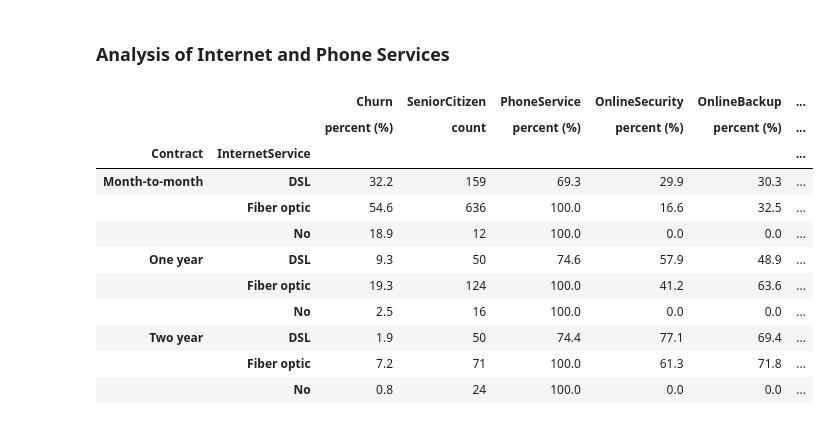
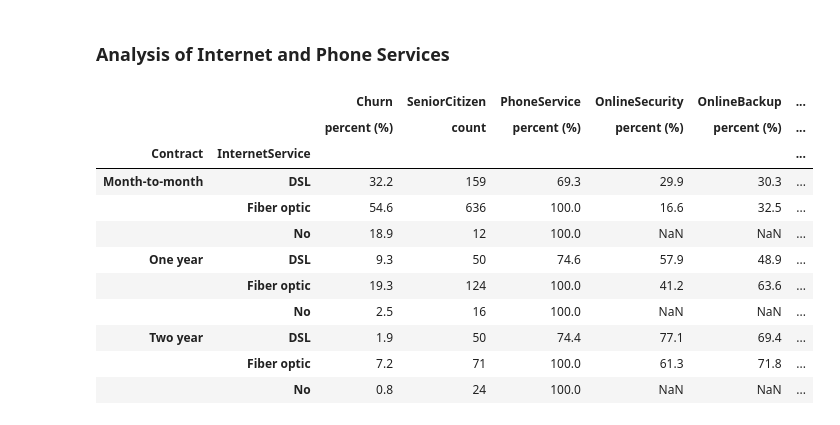
Before and after one commit to FawziElZein/Telco-Customer-Churn, a Jupyter notebook: Telco-Customer-Churn-Analysis.ipynb, the cells around one changed output. Saved outputs shown, nothing was run; the diff lists cells and outputs as text; code cells hidden in the pictures.

```diff
--- a/Telco-Customer-Churn-Analysis.ipynb
+++ b/Telco-Customer-Churn-Analysis.ipynb
@@ -145,40 +145,48 @@ Customers tend to churn more when the contract is on a monthly basis.
 df_ = df[['Contract', 'SeniorCitizen', 'tenure', 'PhoneService', 'InternetService', 'OnlineSecurity', 'OnlineBackup',
           'DeviceProtection', 'TechSupport', 'StreamingTV', 'StreamingMovies', 'Churn', 'MonthlyCharges']].copy()
 # %%
+import numpy as np
+
+
 def count_senior(series):
     return series.value_counts().get(1, 'NaN')
 
+
 def get_percentage(series):
-    return (series.value_counts().get('Yes',0)/len(series))*100
+    count = series.value_counts().get('Yes', 0)
+    if count:
+        return (count/len(series))*100
+    else:
+        return np.NaN
+
 
 df_['TotalCharges'] = pd.to_numeric(df['TotalCharges'], errors='coerce')
 
 df_contract_agg = df_.groupby(['Contract', 'InternetService']).agg({
-                                                                    'Churn': [('',get_percentage)],
-                                                                    'Churn': [('percent (%)',get_percentage)],
-                                                                    'SeniorCitizen': [('count',count_senior)],
-                                                                    'PhoneService': [('percent (%)',get_percentage)],
-                                                                    'OnlineSecurity': [('percent (%)',get_percentage)],
-                                                                    'OnlineBackup': [('percent (%)',get_percentage)],
-                                                                    'DeviceProtection': [('percent (%)',get_percentage)],
-                                                                    'TechSupport': [('percent (%)',get_percentage)],
-                                                                    'StreamingTV': [('percent (%)',get_percentage)],
-                                                                    'StreamingMovies': [('percent (%)',get_percentage)],
+                                                                    'Churn': [('percent (%)', get_percentage)],
+                                                                    'SeniorCitizen': [('count', count_senior)],
+                                                                    'PhoneService': [('percent (%)', get_percentage)],
+                                                                    'OnlineSecurity': [('percent (%)', get_percentage)],
+                                                                    'OnlineBackup': [('percent (%)', get_percentage)],
+                                                                    'DeviceProtection': [('percent (%)', get_percentage)],
+                                                                    'TechSupport': [('percent (%)', get_percentage)],
+                                                                    'StreamingTV': [('percent (%)', get_percentage)],
+                                                                    'StreamingMovies': [('percent (%)', get_percentage)],
                                                                     'MonthlyCharges': [('average', 'mean')]
-                                                                }
-                                                                ).round(1)
+}
+).round(1)
 
 df_contract_agg
 # %% [output]
 |  |  | Churn | SeniorCitizen | PhoneService | OnlineSecurity | OnlineBackup | ... |
 |  |  | percent (%) | count | percent (%) | percent (%) | percent (%) | ... |
 | Contract | InternetService |  |  |  |  |  | ... |
 | Month-to-month | DSL | 32.2 | 159 | 69.3 | 29.9 | 30.3 | ... |
 |  | Fiber optic | 54.6 | 636 | 100.0 | 16.6 | 32.5 | ... |
-|  | No | 18.9 | 12 | 100.0 | 0.0 | 0.0 | ... |
+|  | No | 18.9 | 12 | 100.0 | NaN | NaN | ... |
 | One year | DSL | 9.3 | 50 | 74.6 | 57.9 | 48.9 | ... |
 |  | Fiber optic | 19.3 | 124 | 100.0 | 41.2 | 63.6 | ... |
-|  | No | 2.5 | 16 | 100.0 | 0.0 | 0.0 | ... |
+|  | No | 2.5 | 16 | 100.0 | NaN | NaN | ... |
 | Two year | DSL | 1.9 | 50 | 74.4 | 77.1 | 69.4 | ... |
 |  | Fiber optic | 7.2 | 71 | 100.0 | 61.3 | 71.8 | ... |
-|  | No | 0.8 | 24 | 100.0 | 0.0 | 0.0 | ... |
+|  | No | 0.8 | 24 | 100.0 | NaN | NaN | ... |
```
Also changed, not shown: parts of 3 cells of this notebook.
